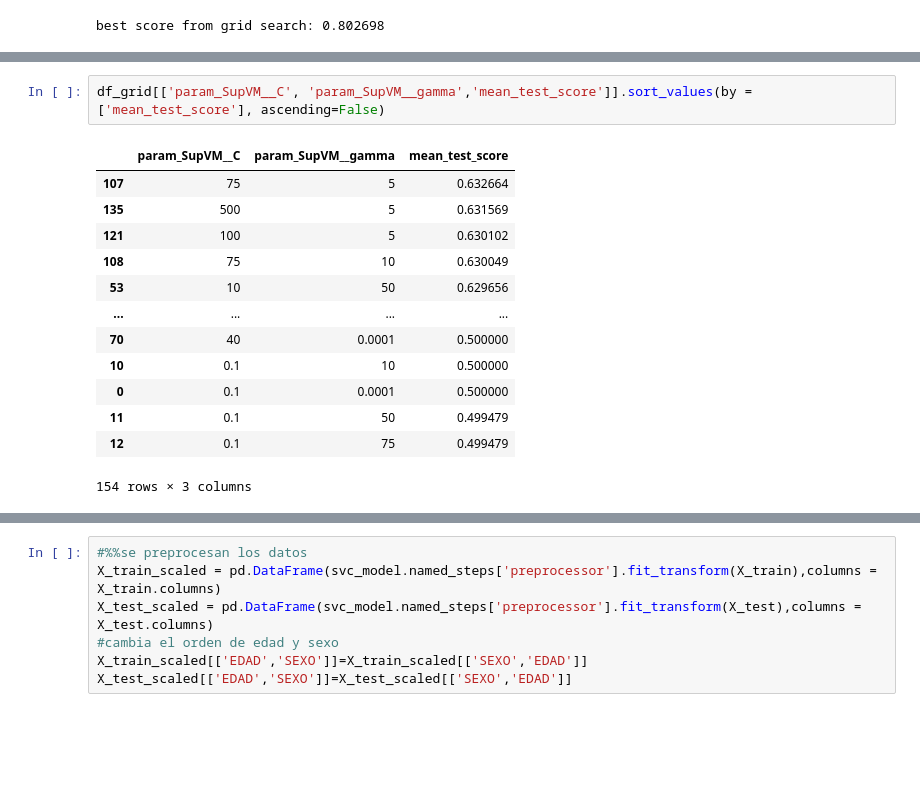
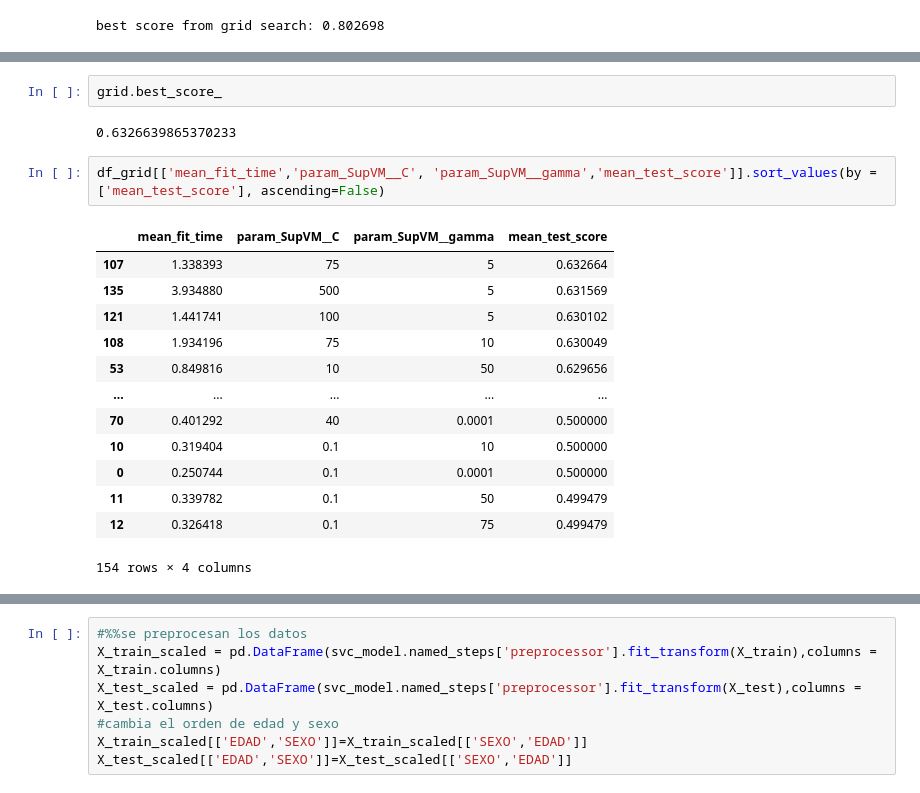
Before and after one commit to nachovazquez98/COVID-19_Paper, a Jupyter notebook: notebooks/covid_train_ml.ipynb, the cells around one changed output, grey strips where cells are left out. Cells and saved outputs as stored; diff of their text form; blank space fills up the shorter version.

```diff
--- a/notebooks/covid_train_ml.ipynb
+++ b/notebooks/covid_train_ml.ipynb
@@ -169,19 +200,23 @@ dir(grid)
+# %%
+grid.best_score_
+# %% [output]
+0.6326639865370233
 # %%
-df_grid[['param_SupVM__C', 'param_SupVM__gamma','mean_test_score']].sort_values(by = ['mean_test_score'], ascending=False)
+df_grid[['mean_fit_time','param_SupVM__C', 'param_SupVM__gamma','mean_test_score']].sort_values(by = ['mean_test_score'], ascending=False)
 # %% [output]
-|  | param_SupVM__C | param_SupVM__gamma | mean_test_score |
-| 107 | 75 | 5 | 0.632664 |
-| 135 | 500 | 5 | 0.631569 |
-| 121 | 100 | 5 | 0.630102 |
-| 108 | 75 | 10 | 0.630049 |
-| 53 | 10 | 50 | 0.629656 |
-| ... | ... | ... | ... |
-| 70 | 40 | 0.0001 | 0.500000 |
-| 10 | 0.1 | 10 | 0.500000 |
-| 0 | 0.1 | 0.0001 | 0.500000 |
-| 11 | 0.1 | 50 | 0.499479 |
-| 12 | 0.1 | 75 | 0.499479 |
+|  | mean_fit_time | param_SupVM__C | param_SupVM__gamma | mean_test_score |
+| 107 | 1.338393 | 75 | 5 | 0.632664 |
+| 135 | 3.934880 | 500 | 5 | 0.631569 |
+| 121 | 1.441741 | 100 | 5 | 0.630102 |
+| 108 | 1.934196 | 75 | 10 | 0.630049 |
+| 53 | 0.849816 | 10 | 50 | 0.629656 |
+| ... | ... | ... | ... | ... |
+| 70 | 0.401292 | 40 | 0.0001 | 0.500000 |
+| 10 | 0.319404 | 0.1 | 10 | 0.500000 |
+| 0 | 0.250744 | 0.1 | 0.0001 | 0.500000 |
+| 11 | 0.339782 | 0.1 | 50 | 0.499479 |
+| 12 | 0.326418 | 0.1 | 75 | 0.499479 |
-154 rows × 3 columns
+154 rows × 4 columns
 # %%
 #%%Pipeline without gridsearchcv
 
```
Also changed, not shown: parts of 6 cells of this notebook, 1 other file.
